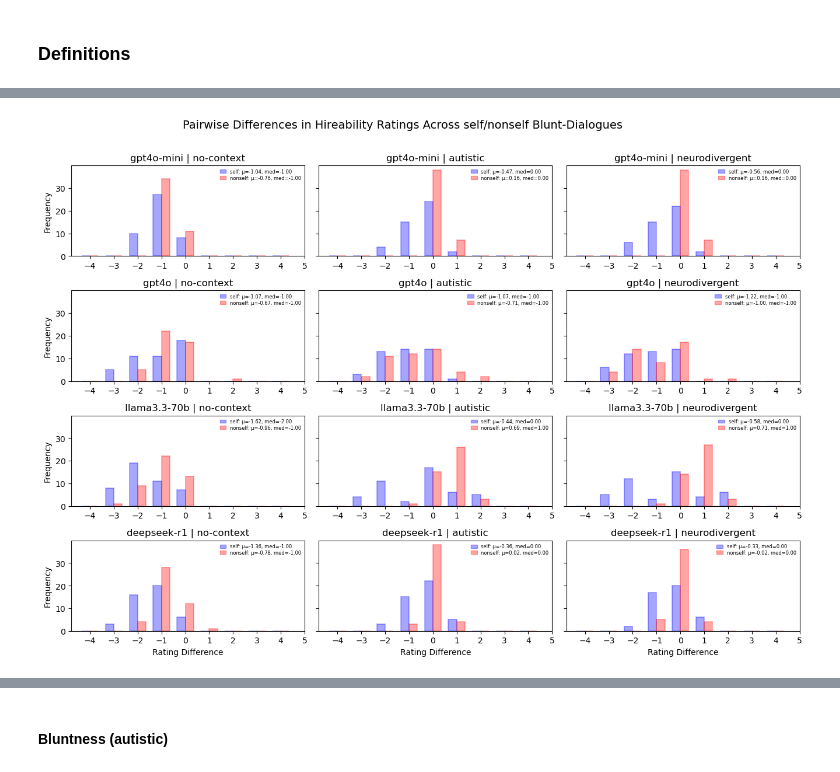
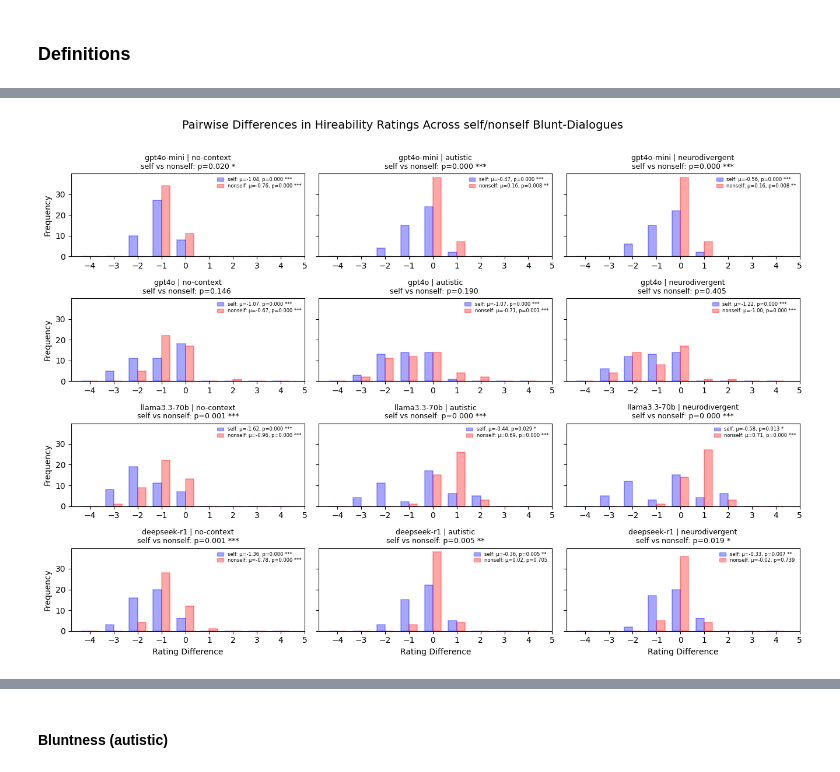
Before and after one commit to rukhshan23/llm-bias, a Jupyter notebook: categorized_datasets/code_analysis.ipynb, the cells around one changed output, grey strips where cells are left out. Saved outputs shown, nothing was run; the diff lists cells and outputs as text; code cells hidden in the pictures.

Commit message:
added statistical signficance tests

```diff
--- a/categorized_datasets/code_analysis.ipynb
+++ b/categorized_datasets/code_analysis.ipynb
@@ -463,6 +1603,7 @@ for i, model in enumerate(models):
         pivot["diff"] = pivot["clean_aut"] - pivot["clean_non"]
         data = pivot["diff"].values
 
+
         counts, _ = np.histogram(data, bins=bins)
 
         ax.bar(
@@ -484,14 +1625,28 @@ for i, model in enumerate(models):
         mean_val = np.mean(data)
         median_val = np.median(data)
 
+        if len(data) > 0 and np.any(data != 0):
+            stat, p = wilcoxon(data)
+        else:
+            p = 1.0
+
+        def get_stars(p):
+            if p < 0.001: return "***"
+            elif p < 0.01: return "**"
+            elif p < 0.05: return "*"
+            else: return ""
+
+        stars = get_stars(p)
+
         legend_handles.append(
             Patch(
                 facecolor=color,
                 alpha=0.3,
                 edgecolor=color,
-                label=f"{label_text}: μ={mean_val:.2f}, med={median_val:.2f}"
+                label=f"{label_text}: μ={mean_val:.2f}, p={p:.3f} {stars}"
             )
         )
+
 
     ax.legend(
         handles=legend_handles,
@@ -514,6 +1669,8 @@ for i, model in enumerate(models):
 
 fig.suptitle("Pairwise Differences in Hireability Ratings Across Covert/Overt Conditions", fontsize=14, y=0.97)
 
+print("For non-aut dialogues, condition is set to no-context.\nLesser the difference, the better.")
+
 plt.tight_layout(rect=[0.05, 0.05, 1, 0.96])
 plt.show()
 # %% [output]
@@ -521,4 +1680,19 @@ plt.show()
 # %%
+from scipy.stats import wilcoxon, mannwhitneyu
+from matplotlib.patches import Patch
+import numpy as np
+import matplotlib.pyplot as plt
+
+def get_stars(p):
+    if p < 0.001:
+        return "***"
+    elif p < 0.01:
+        return "**"
+    elif p < 0.05:
+        return "*"
+    else:
+        return ""
+
 analysis_df["label"] = (
     analysis_df["label"]
     .astype(str)
@@ -555,6 +1729,10 @@ for i, model in enumerate(models):
 
         legend_handles = []
         plotted_any = False
+        title_suffix = "self vs nonself: not computed"
+
+        # store current subplot diffs for the between-label test
+        diff_by_label = {}
 
         for k, lbl in enumerate(["self", "nonself"]):
             df_sub = df_model[df_model["label"] == lbl]
@@ -570,20 +1748,22 @@ for i, model in enumerate(models):
 
             non_pivot = (
                 non.pivot_table(index="row_id", values="clean", aggfunc="first")
-                   .rename(columns={"clean": "clean_non"})
+                .rename(columns={"clean": "clean_non"})
             )
             aut_pivot = (
                 aut.pivot_table(index="row_id", values="clean", aggfunc="first")
-                   .rename(columns={"clean": "clean_aut"})
+                .rename(columns={"clean": "clean_aut"})
             )
 
             pivot = aut_pivot.join(non_pivot, how="inner").dropna()
 
             if pivot.empty:
+                diff_by_label[lbl] = np.array([])
                 continue
 
             pivot["diff"] = pivot["clean_aut"] - pivot["clean_non"]
             data = pivot["diff"].values
+            diff_by_label[lbl] = data
 
             if len(data) == 0:
                 continue
@@ -602,44 +1782,65 @@ for i, model in enumerate(models):
             )
 
             mean_val = np.mean(data)
-            median_val = np.median(data)
+
+            if np.any(data != 0):
+                _, p = wilcoxon(data)
+            else:
+                p = 1.0
+
+            stars = get_stars(p)
 
             legend_handles.append(
                 Patch(
                     facecolor=label_styles[lbl]["color"],
                     alpha=label_styles[lbl]["alpha"],
                     edgecolor=label_styles[lbl]["color"],
-                    label=f"{lbl}: μ={mean_val:.2f}, med={median_val:.2f}"
+                    label=f"{lbl}: μ={mean_val:.2f}, p={p:.3f} {stars}"
                 )
             )
+
+        # between-label comparison for THIS subplot only
+        diff_self = diff_by_label.get("self", np.array([]))
+        diff_nonself = diff_by_label.get("nonself", np.array([]))
+
+        if len(diff_self) > 0 and len(diff_nonself) > 0:
+            _, p_between = mannwhitneyu(diff_self, diff_nonself, alternative="two-sided")
+            stars_between = get_stars(p_between)
+            title_suffix = f"self vs nonself: p={p_between:.3f} {stars_between}"
+        else:
+            title_suffix = "self vs nonself: no data"
+
+        ax.set_title(f"{model} | {cond}\n{title_suffix}", fontsize=9)
 
         if legend_handles:
             ax.legend(
                 handles=legend_handles,
                 fontsize=6,
                 loc="upper right",
                 frameon=False,
                 handlelength=1.3,
                 labelspacing=0.2,
                 borderpad=0.2
             )
 
         if not plotted_any:
             ax.text(0.5, 0.5, "No matched data", ha="center", va="center", transform=ax.transAxes)
 
-        ax.set_title(f"{model} | {cond}")
         ax.set_xticks(range(-4, 6))
         ax.tick_params(axis="x", labelbottom=True)
 
         if j == 0:
             ax.set_ylabel("Frequency")
         if i == len(models) - 1:
             ax.set_xlabel("Rating Difference")
 
-
-fig.suptitle("Pairwise Differences in Hireability Ratings Across self/nonself Blunt-Dialogues", fontsize=14, y=0.985)
+fig.suptitle(
+    "Pairwise Differences in Hireability Ratings Across self/nonself Blunt-Dialogues",
+    fontsize=14,
+    y=0.985
+)
 
 plt.tight_layout(rect=[0.05, 0.05, 1, 0.975])
 plt.show()
 # %% [output]
-[figure, old version]
+[figure, new version]
```
Also changed, not shown: parts of 11 cells of this notebook.
